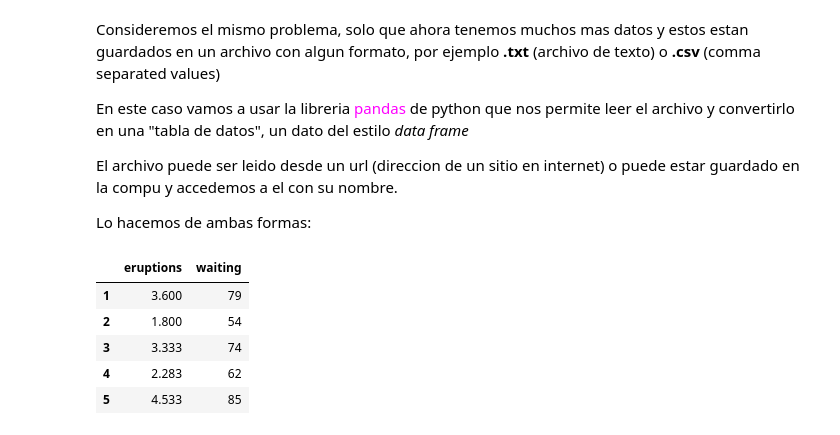
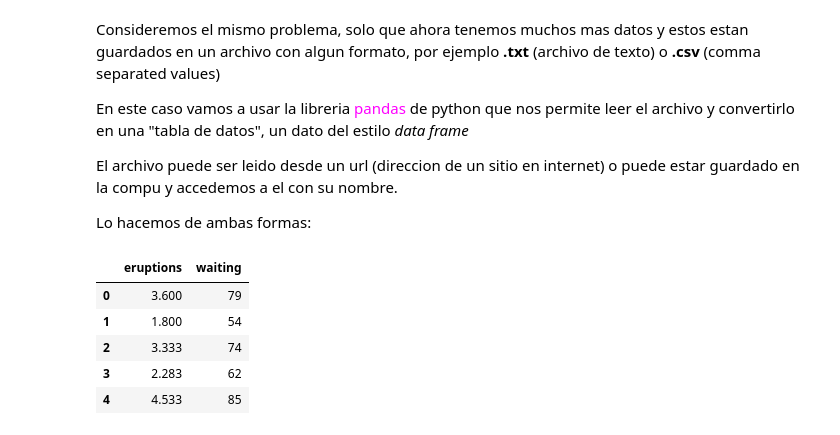
Before and after one commit to binaria010/Mate2B, a Jupyter notebook: Segunda Parte/MinimosCuadrados/Clase 1.ipynb, the cells around one changed output. Drawn from its saved outputs; the diff is of its cells as text; code cells hidden in the pictures.

```diff
--- a/Segunda Parte/MinimosCuadrados/Clase 1.ipynb
+++ b/Segunda Parte/MinimosCuadrados/Clase 1.ipynb
@@ -135,13 +135,13 @@ Lo hacemos de ambas formas:
 # %%
 url = "https://raw.githubusercontent.com/binaria010/Mate2B/main/Segunda%20Parte/MinimosCuadrados/geyser.csv"
 
-data_faithful = pd.read_csv(url, sep = " ")   # cargamos el archivo y lo convierte en un data frame. Le indicamos los datos estan separados por un espacio
+data_faithful = pd.read_csv(url, header = 0)   # cargamos el archivo y lo convierte en un data frame. Le indicamos header =0  porque la fila 0 es el nombre de las columnas
 
 data_faithful.head()    #nos muestra las primeras 5 filas de los datos
 # %% [output]
 |  | eruptions | waiting |
-| 1 | 3.600 | 79 |
-| 2 | 1.800 | 54 |
-| 3 | 3.333 | 74 |
-| 4 | 2.283 | 62 |
-| 5 | 4.533 | 85 |
+| 0 | 3.600 | 79 |
+| 1 | 1.800 | 54 |
+| 2 | 3.333 | 74 |
+| 3 | 2.283 | 62 |
+| 4 | 4.533 | 85 |
```
Also changed, not shown: parts of 15 cells of this notebook.
